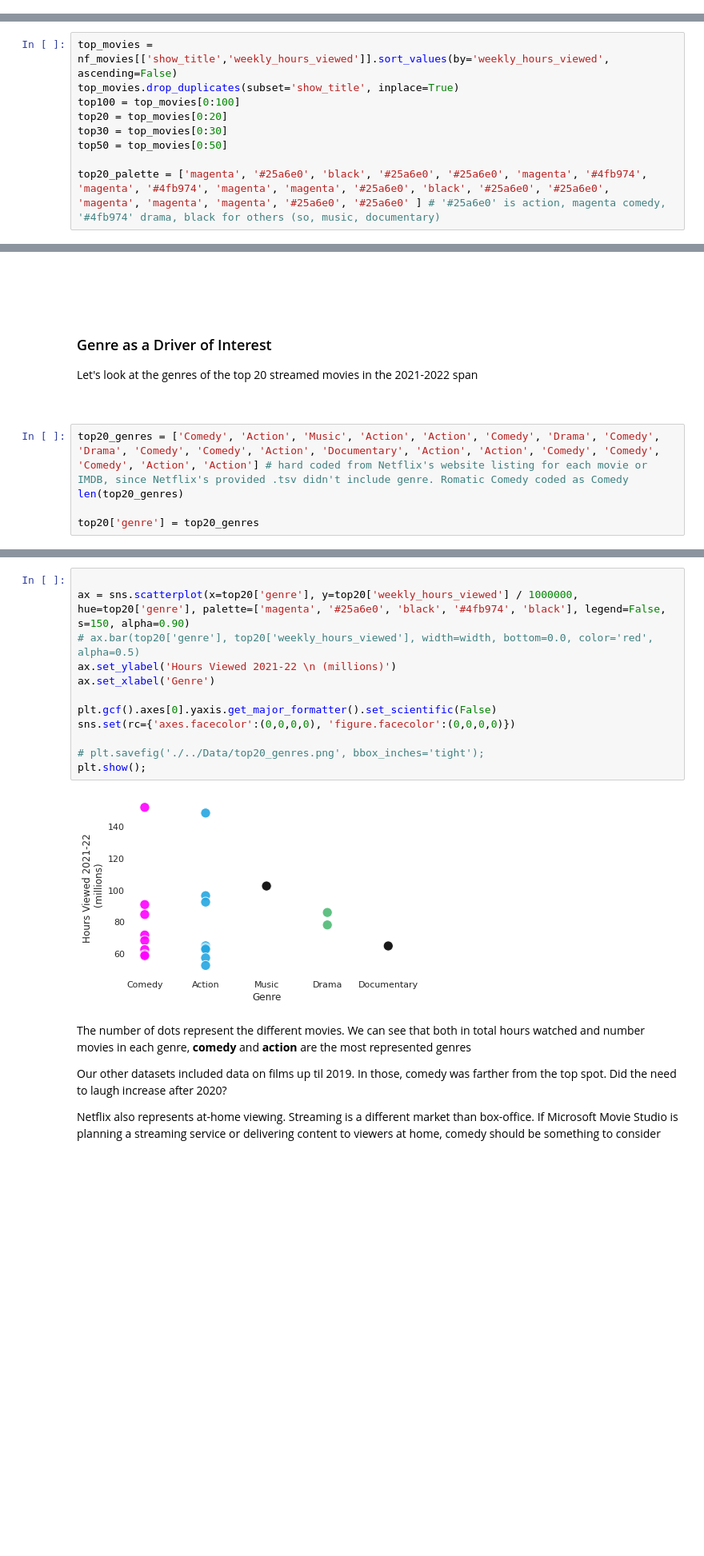
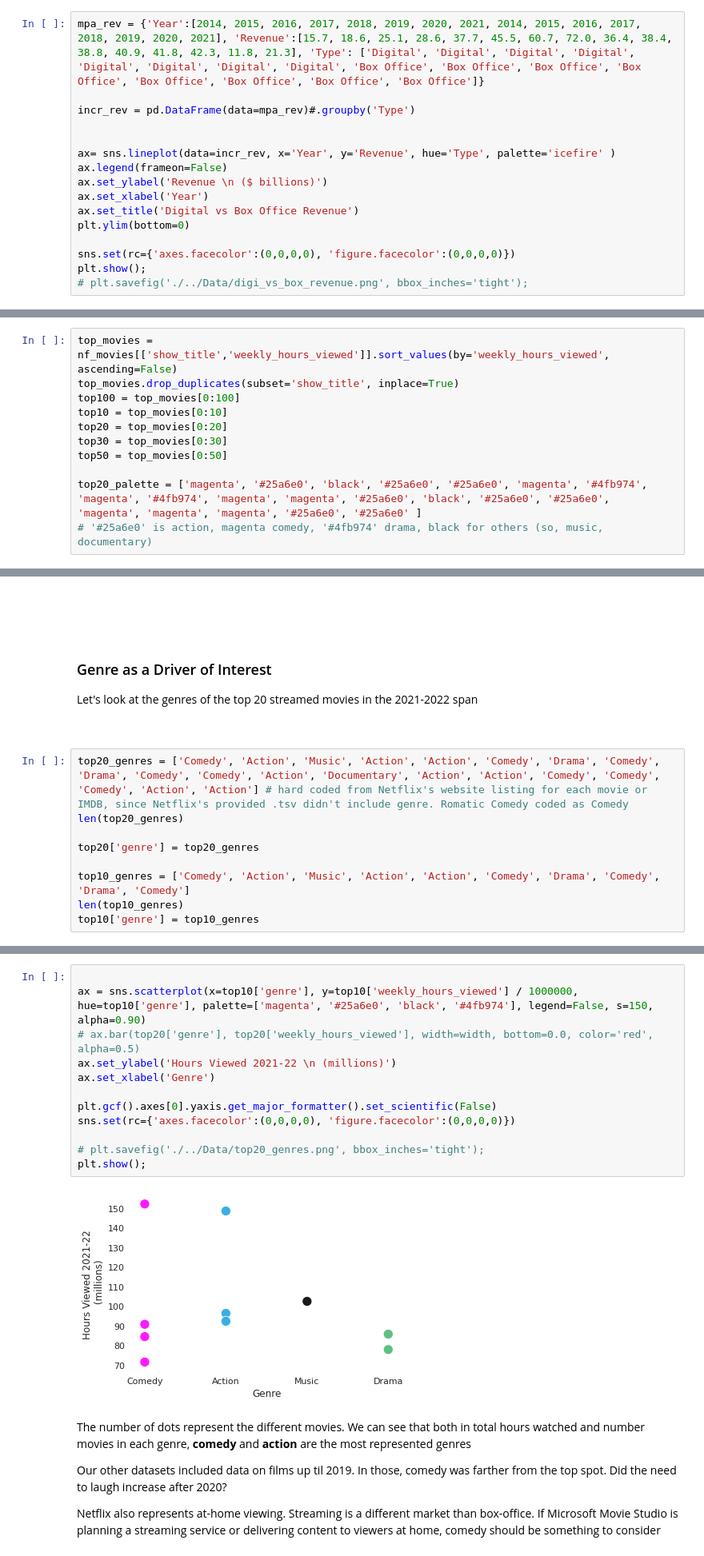
Before and after one commit to mccafj/MS-movie-studio-project, a Jupyter notebook: Notes/holly-notebook.ipynb, the cells around one changed output, grey strips where cells are left out. Shown: that part at 80% size. Drawn from its saved outputs; the diff is of its cells as text; blank space fills up the shorter version.

```diff
--- a/Notes/holly-notebook.ipynb
+++ b/Notes/holly-notebook.ipynb
@@ -9,3 +9,19 @@ import seaborn as sns
 import numpy as np
 
 %matplotlib inline
+# %%
+mpa_rev = {'Year':[2014, 2015, 2016, 2017, 2018, 2019, 2020, 2021, 2014, 2015, 2016, 2017, 2018, 2019, 2020, 2021], 'Revenue':[15.7, 18.6, 25.1, 28.6, 37.7, 45.5, 60.7, 72.0, 36.4, 38.4, 38.8, 40.9, 41.8, 42.3, 11.8, 21.3], 'Type': ['Digital', 'Digital', 'Digital', 'Digital', 'Digital', 'Digital', 'Digital', 'Digital', 'Box Office', 'Box Office', 'Box Office', 'Box Office', 'Box Office', 'Box Office', 'Box Office', 'Box Office']}
+
+incr_rev = pd.DataFrame(data=mpa_rev)#.groupby('Type')
+
+
+ax= sns.lineplot(data=incr_rev, x='Year', y='Revenue', hue='Type', palette='icefire' )
+ax.legend(frameon=False)
+ax.set_ylabel('Revenue \n ($ billions)')
+ax.set_xlabel('Year')
+ax.set_title('Digital vs Box Office Revenue')
+plt.ylim(bottom=0)
+
+sns.set(rc={'axes.facecolor':(0,0,0,0), 'figure.facecolor':(0,0,0,0)})
+plt.show();
+# plt.savefig('./../Data/digi_vs_box_revenue.png', bbox_inches='tight');
@@ -53,9 +71,11 @@ print(nf_movies)
 top_movies = nf_movies[['show_title','weekly_hours_viewed']].sort_values(by='weekly_hours_viewed', ascending=False)
 top_movies.drop_duplicates(subset='show_title', inplace=True)
 top100 = top_movies[0:100]
+top10 = top_movies[0:10]
 top20 = top_movies[0:20]
 top30 = top_movies[0:30]
 top50 = top_movies[0:50]
 
-top20_palette = ['magenta', '#25a6e0', 'black', '#25a6e0', '#25a6e0', 'magenta', '#4fb974', 'magenta', '#4fb974', 'magenta', 'magenta', '#25a6e0', 'black', '#25a6e0', '#25a6e0', 'magenta', 'magenta', 'magenta', '#25a6e0', '#25a6e0' ] # '#25a6e0' is action, magenta comedy, '#4fb974' drama, black for others (so, music, documentary)
+top20_palette = ['magenta', '#25a6e0', 'black', '#25a6e0', '#25a6e0', 'magenta', '#4fb974', 'magenta', '#4fb974', 'magenta', 'magenta', '#25a6e0', 'black', '#25a6e0', '#25a6e0', 'magenta', 'magenta', 'magenta', '#25a6e0', '#25a6e0' ]
+# '#25a6e0' is action, magenta comedy, '#4fb974' drama, black for others (so, music, documentary)
 # %%
@@ -102,6 +121,10 @@ top20_genres = ['Comedy', 'Action', 'Music', 'Action', 'Action', 'Comedy', 'Dram
 len(top20_genres)
 
 top20['genre'] = top20_genres
+
+top10_genres = ['Comedy', 'Action', 'Music', 'Action', 'Action', 'Comedy', 'Drama', 'Comedy', 'Drama', 'Comedy']
+len(top10_genres)
+top10['genre'] = top10_genres
 # %% [output]
 A value is trying to be set on a copy of a slice from a DataFrame.
 Try using .loc[row_indexer,col_indexer] = value instead
@@ -111,17 +139,17 @@ See the caveats in the documentation: https://pandas.pydata.org/pandas-docs/stab
 # %%
 
-ax = sns.scatterplot(x=top20['genre'], y=top20['weekly_hours_viewed'] / 1000000, hue=top20['genre'], palette=['magenta', '#25a6e0', 'black', '#4fb974', 'black'], legend=False, s=150, alpha=0.90)
+ax = sns.scatterplot(x=top10['genre'], y=top10['weekly_hours_viewed'] / 1000000, hue=top10['genre'], palette=['magenta', '#25a6e0', 'black', '#4fb974'], legend=False, s=150, alpha=0.90)
 # ax.bar(top20['genre'], top20['weekly_hours_viewed'], width=width, bottom=0.0, color='red', alpha=0.5)
 ax.set_ylabel('Hours Viewed 2021-22 \n (millions)')
 ax.set_xlabel('Genre')
 
 plt.gcf().axes[0].yaxis.get_major_formatter().set_scientific(False)
 sns.set(rc={'axes.facecolor':(0,0,0,0), 'figure.facecolor':(0,0,0,0)})
 
 # plt.savefig('./../Data/top20_genres.png', bbox_inches='tight');
 plt.show();
 # %% [output]
-[figure, old version]
+[figure, new version]
 # %% [markdown]
 The number of dots represent the different movies. We can see that both in total hours watched and number movies in each genre, **comedy** and **action** are the most represented genres
 
```
Also changed, not shown: parts of 6 cells of this notebook, 1 other file.
